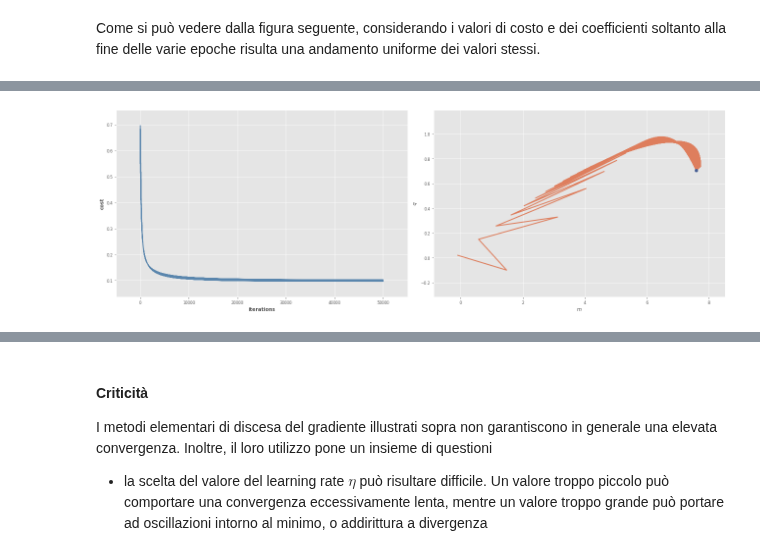
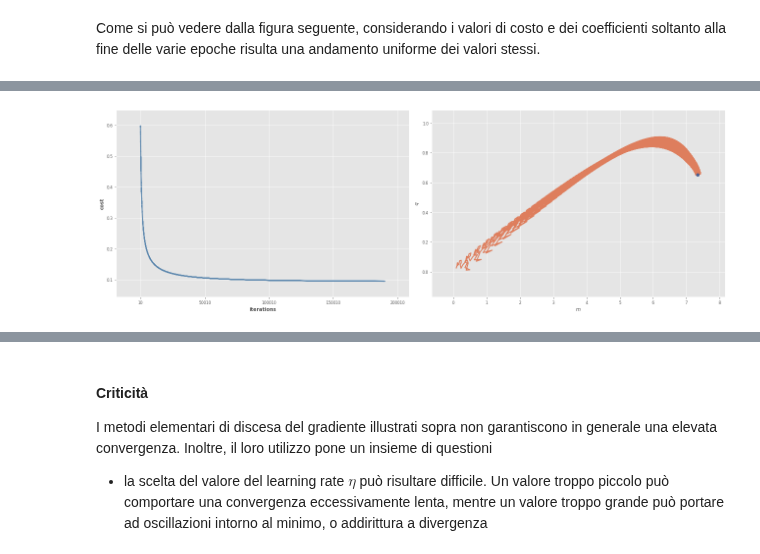
Before and after one commit to tvml/ml2324, a Jupyter notebook: codici/loss.ipynb, the cells around one changed output, grey strips where cells are left out. Saved outputs shown, nothing was run; the diff lists cells and outputs as text; code cells hidden in the pictures.

```diff
--- a/codici/loss.ipynb
+++ b/codici/loss.ipynb
@@ -383,7 +421,7 @@ e il corrispondente gradiente del rischio empirico è dato da
 \end{align*}
 # %%
 def gradient(theta, X, t):
-    return -np.dot(X.T, (t-sigma(theta, X))) / len(X)
+    return -np.dot(X.T, (t-f(theta, X))) / len(X)
 # %% [markdown]
 Per quanto detto, una iterazione di BGD corrisponde agli aggiornamenti
 
@@ -509,8 +554,10 @@ def stochastic_gd(X, t, eta = 0.01, epochs = 1000):
     cost_history = []
     for j in range(epochs):
         for i in range(n):
-            e = (t[i] - sigma(theta, X[i,:]))[0]
-            theta = theta + eta * e * X[i,:].reshape(-1,1)
+            delta = - eta * gradient(theta,X[i,:].reshape(1,-1),t[i])
+            theta = theta + delta
+            #e = (t[i] - f(theta, X[i,:]))[0]
+            #theta = theta + eta * e * X[i,:].reshape(-1,1)
             theta_history.append(theta)
             cost_history.append(cost(theta, X, t))
     theta_history = np.array(theta_history).reshape(-1,3)
@@ -523,6 +570,6 @@ Applicando il metodo è necessario ancora specificare il valore di $\theta$ e il
 # %%
 start_time = time.time()
-cost_history, theta_history, m, q = stochastic_gd(X, t, eta = 0.01, epochs = 5000)
+cost_history, theta_history, m, q = stochastic_gd(X, t, eta = 0.01, epochs = 500)
 print(f"tempo di esecuzione: {time.time()-start_time: 4.3f} secondi")
 print(f"{len(m)} passi")
 print(f"{len(m)} gradienti calcolati")
@@ -592,19 +641,14 @@ Gli aggiornamenti nel caso della logistic regression derivano immediatamente da
 # %%
 def mb_gd(X, t, eta = 0.01, epochs = 1000, minibatch_size = 5):
     mb = int(np.ceil(float(n)/minibatch_size))
-    idx = np.arange(0,n)
-    np.random.shuffle(idx)
     theta = np.zeros(nfeatures+1).reshape(-1,1)
     theta_history = []
     cost_history = []
 
     for j in range(epochs):
         for k in range(mb-1):
-            g = 0
-            for i in idx[k*minibatch_size:(k+1)*minibatch_size]:
-                e = (t[i] - sigma(theta, X[i,:]))[0]
-                g = g + e * X[i,:]
-            theta = theta + eta * g.reshape(-1,1)
+            delta = - eta * gradient(theta,X[k*minibatch_size:(k+1)*minibatch_size,:],t[k*minibatch_size:(k+1)*minibatch_size])
+            theta = theta + delta
             theta_history.append(theta)
             cost_history.append(cost(theta, X, t))
     theta_history = np.array(theta_history).reshape(-1,3)
@@ -623,10 +667,10 @@ tempo di esecuzione:  10.636 secondi
 190000 passi
 950000 gradienti calcolati
 # %%
-low, high, step = 0, 50000, 10
-plot_all(cost_history, m, q, low, high, step)
+step = 10
+plot_all(cost_history, m, q, step)
 # %% [output]
-[figure, old version]
+[figure, new version]
 # %%
 near_opt(m, min_dist=1e-1, ge_per_step=mbs)
 # %% [output]
```
Also changed, not shown: parts of 71 cells of this notebook, 37 other files.
